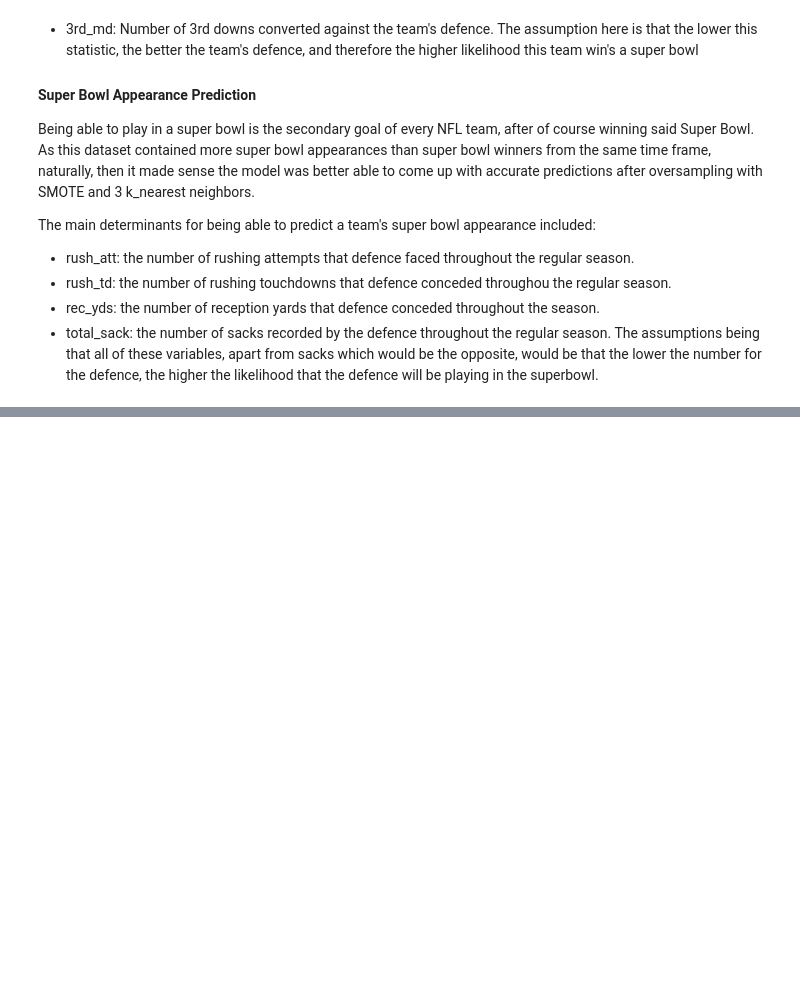
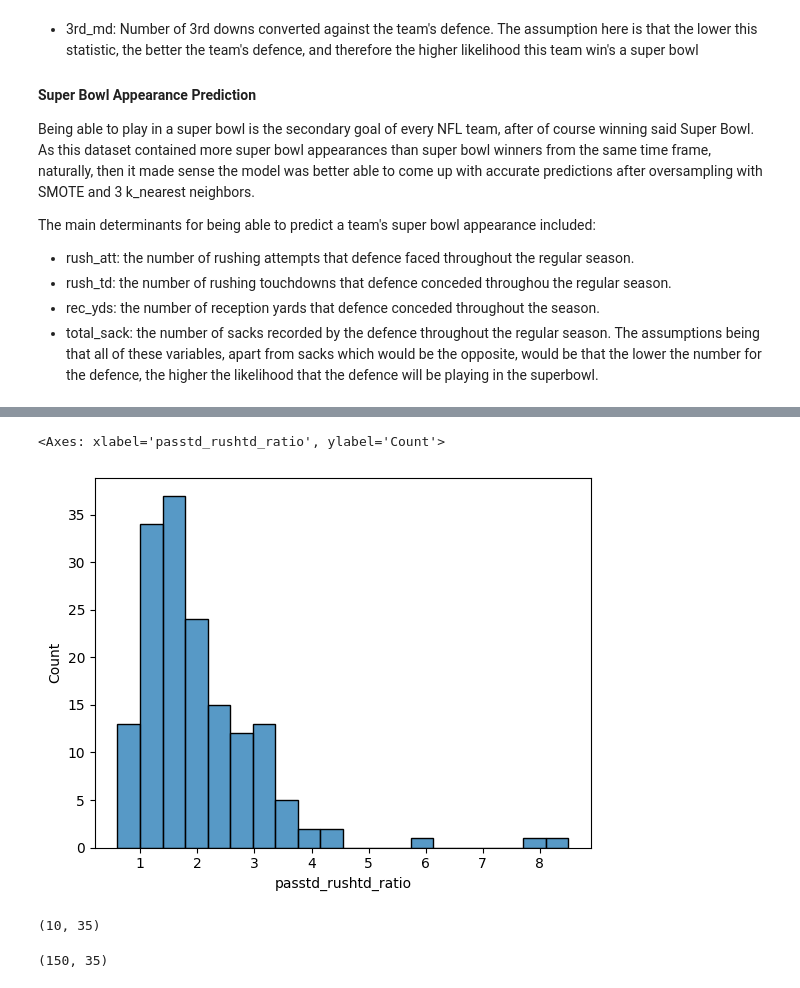
Before and after one commit to aferrers/nfl_superbowl_winners, a Jupyter notebook: notebooks/statistical_hypothesis_2_sample_ttest.ipynb, the cells around one changed output, grey strips where cells are left out. Drawn from its saved outputs; the diff is of its cells as text; code cells hidden in the pictures; blank space fills up the shorter version.

```diff
--- a/notebooks/statistical_hypothesis_2_sample_ttest.ipynb
+++ b/notebooks/statistical_hypothesis_2_sample_ttest.ipynb
@@ -522,0 +576,3 @@ The assumptions being that all of these variables, apart from sacks which would
+# %%
+# import data
+offensive_df = pd.read_csv('../data/cleaned/2017-2021_aggregated_team_offensive_stats_with_sb.csv')
@@ -522,0 +589,16 @@ The assumptions being that all of these variables, apart from sacks which would
+# %%
+sns.histplot(data=offensive_df, x='passtd_rushtd_ratio')
+# %% [output]
+<Axes: xlabel='passtd_rushtd_ratio', ylabel='Count'>
+[figure, added]
+# %%
+# Splitting dataframe to check numerical columns for statistical difference between means to identify
+# potential X candidates for logistic regression
+
+offensive_sb_app = offensive_df.loc[offensive_df['sb_appearance'] == True].select_dtypes(np.number)
+offensive_nosb_app = offensive_df.loc[offensive_df['sb_appearance'] == False].select_dtypes(np.number)
+display(offensive_sb_app.shape)
+display(offensive_nosb_app.shape)
+# %% [output]
+(10, 35)
+(150, 35)
```
Also changed, not shown: parts of 93 cells of this notebook, 20 other files.
